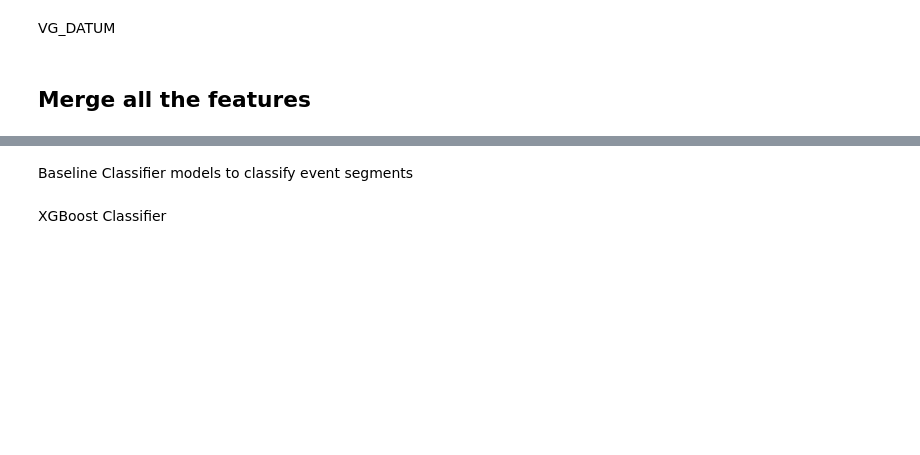
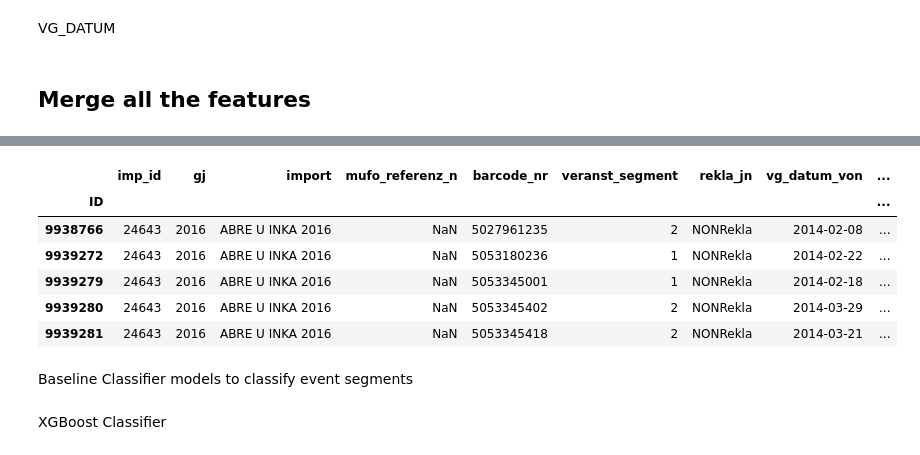
Before and after one commit to Saraavana/reclamation-processing, a Jupyter notebook: 00-Data-Exploration.ipynb, the cells around one changed output, grey strips where cells are left out. Saved outputs shown, nothing was run; the diff lists cells and outputs as text; code cells hidden in the pictures; blank space fills up the shorter version.

```diff
--- a/00-Data-Exploration.ipynb
+++ b/00-Data-Exploration.ipynb
@@ -759,3 +844,38 @@ allclaims_feature_df = allclaims_feature_df.merge(df_featurize_tarif, how='left'
 allclaims_feature_df = allclaims_feature_df.merge(df_featurize_vg_state, how='left', on='ID')
 allclaims_feature_df = allclaims_feature_df.merge(df_featurize_band, how='left', on='ID')
 allclaims_feature_df = allclaims_feature_df.merge(df_featurize_promoter, how='left', on='ID')
+# %%
+drop_columns = ['promoter_y',
+'promoter_clean',
+'promoter_live nation gmbh',
+'promoter_fkp scorpio konzertproduktionen gmbh',
+'promoter_trinity music gmbh',
+'promoter_karsten jahnke konzertdirektion gmbh',
+'promoter_prime entertainment gmbh',
+'promoter_semmel concerts entertainment gmbh',
+'promoter_chorverband nrw e.v',
+'promoter_schwaebischer chorverband e.v',
+'promoter_backstage concerts gmbh',
+'promoter_kulturzentrum schlachthof wiesbaden e.v',
+'promoter_irish pubs gaststaetten gmbh',
+'promoter_fraenkischer saengerbund e.v',
+'promoter_frankfurter kulturzentrum e.v',
+'promoter_circus roncalli gmbh',
+'promoter_paul daly und paul fleming gbr',
+'promoter_foerderkreis jazz und malerei muenchen e.v',
+'promoter_hessischer saengerbund e.v',
+'promoter_gastro event gmbh',
+'promoter_berninger musik & gastronomie gmbh',
+'promoter_europa-park gmbh & co mack kg',
+'promoter_badischer chorverband 1862 e.v',
+'promoter_bayerisches wirtshaus berlin gmbh',
+'promoter_graeflicher park gmbh & co. kg',
+'promoter_staatsbad salzuflen gmbh',
+'promoter_kurverwaltung bad mergentheim gmbh',
+'promoter_gisbert hiller',
+'promoter_chamaeleon theater gmbh',
+'promoter_thorsten wolf',
+'promoter_thomas vogler',
+'promoter_bad woerishofen k.d.oe.r. kur- und tourismusbetrieb k. d. oe. r']
+
+allclaims_feature_df.drop(drop_columns, axis=1, inplace=True)
@@ -762,3 +892,13 @@ allclaims_feature_df = allclaims_feature_df.merge(df_featurize_promoter, how='le
+# %%
+display(allclaims_feature_df.head(5))
+# %% [output]
+|  | imp_id | gj | import | mufo_referenz_n | barcode_nr | veranst_segment | rekla_jn | vg_datum_von | ... |
+| ID |  |  |  |  |  |  |  |  | ... |
+| 9938766 | 24643 | 2016 | ABRE U INKA 2016 | NaN | 5027961235 | 2 | NONRekla | 2014-02-08 | ... |
+| 9939272 | 24643 | 2016 | ABRE U INKA 2016 | NaN | 5053180236 | 1 | NONRekla | 2014-02-22 | ... |
+| 9939279 | 24643 | 2016 | ABRE U INKA 2016 | NaN | 5053345001 | 1 | NONRekla | 2014-02-18 | ... |
+| 9939280 | 24643 | 2016 | ABRE U INKA 2016 | NaN | 5053345402 | 2 | NONRekla | 2014-03-29 | ... |
+| 9939281 | 24643 | 2016 | ABRE U INKA 2016 | NaN | 5053345418 | 2 | NONRekla | 2014-03-21 | ... |
 # %%
 allclaims_feature_df=allclaims_feature_df.rename(str.lower, axis='columns')
 # %%
```
Also changed, not shown: parts of 15 cells of this notebook.
